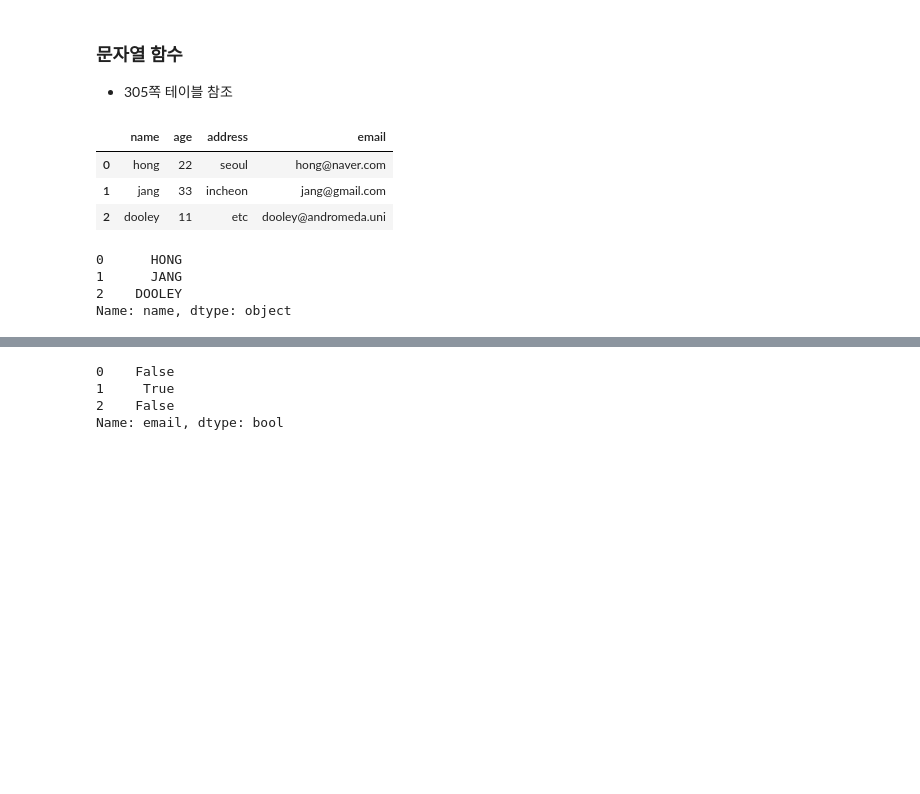
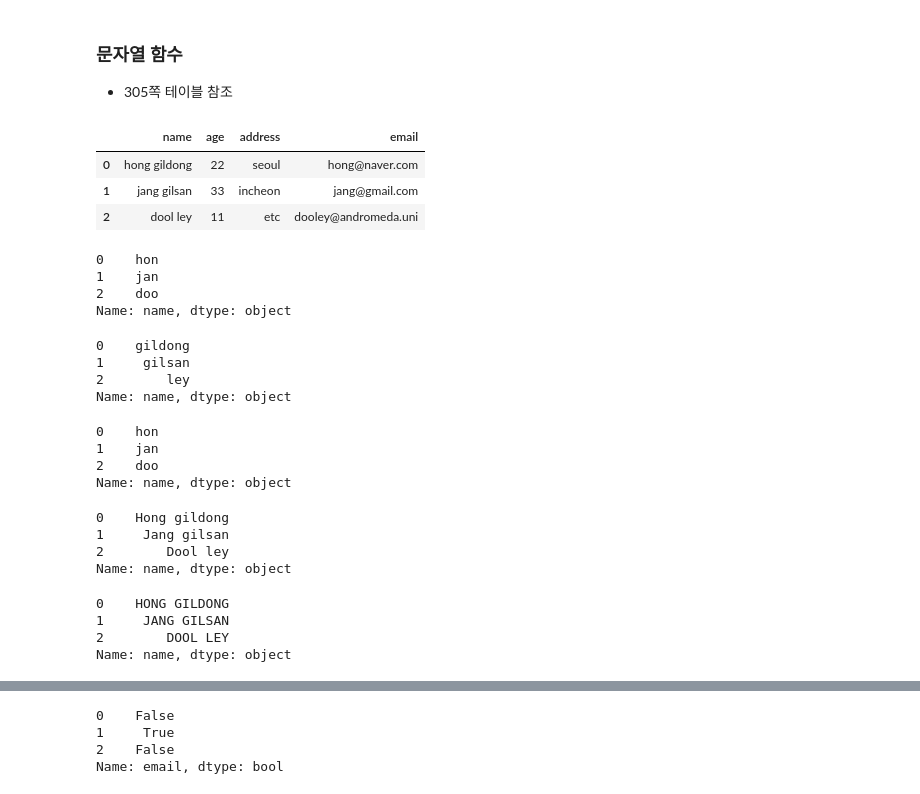
Before and after one commit to gubosd/lecture14, a Jupyter notebook: 데이터분석/04_pandas_01_기초.ipynb, the cells around one changed output, grey strips where cells are left out. Cells and saved outputs as stored; diff of their text form; code cells hidden in the pictures; blank space fills up the shorter version.

```diff
--- a/데이터분석/04_pandas_01_기초.ipynb
+++ b/데이터분석/04_pandas_01_기초.ipynb
@@ -2069,22 +2099,50 @@ d[['b','c']].join(pd.get_dummies(d.a, prefix='a'))
 ### 문자열 함수
 - 305쪽 테이블 참조
 # %%
-d = pd.DataFrame([['hong',22,'seoul','hong@naver.com'],
-                  ['jang',33,'incheon','jang@gmail.com'],
-                  ['dooley',11,'etc','dooley@andromeda.uni']],
+d = pd.DataFrame([['hong gildong',22,'seoul','hong@naver.com'],
+                  ['jang gilsan',33,'incheon','jang@gmail.com'],
+                  ['dool ley',11,'etc','dooley@andromeda.uni']],
                 columns=['name','age','address','email'])
 d
 # %% [output]
 |  | name | age | address | email |
-| 0 | hong | 22 | seoul | hong@naver.com |
-| 1 | jang | 33 | incheon | jang@gmail.com |
-| 2 | dooley | 11 | etc | dooley@andromeda.uni |
+| 0 | hong gildong | 22 | seoul | hong@naver.com |
+| 1 | jang gilsan | 33 | incheon | jang@gmail.com |
+| 2 | dool ley | 11 | etc | dooley@andromeda.uni |
+# %%
+d.name.map(lambda s: s[:3])
+# %% [output]
+0    hon
+1    jan
+2    doo
+Name: name, dtype: object
+# %%
+d.name.map(lambda s: s.split(' ')[1])
+# %% [output]
+0    gildong
+1     gilsan
+2        ley
+Name: name, dtype: object
+# %%
+d.name.str[:3]
+# %% [output]
+0    hon
+1    jan
+2    doo
+Name: name, dtype: object
+# %%
+d.name.str.capitalize()
+# %% [output]
+0    Hong gildong
+1     Jang gilsan
+2        Dool ley
+Name: name, dtype: object
 # %%
 d.name.str.upper()
 # %% [output]
-0      HONG
-1      JANG
-2    DOOLEY
+0    HONG GILDONG
+1     JANG GILSAN
+2        DOOL LEY
 Name: name, dtype: object
 # %%
 d.name.map(lambda s: s.upper())
```
Also changed, not shown: parts of 49 cells of this notebook, 2 other files.
